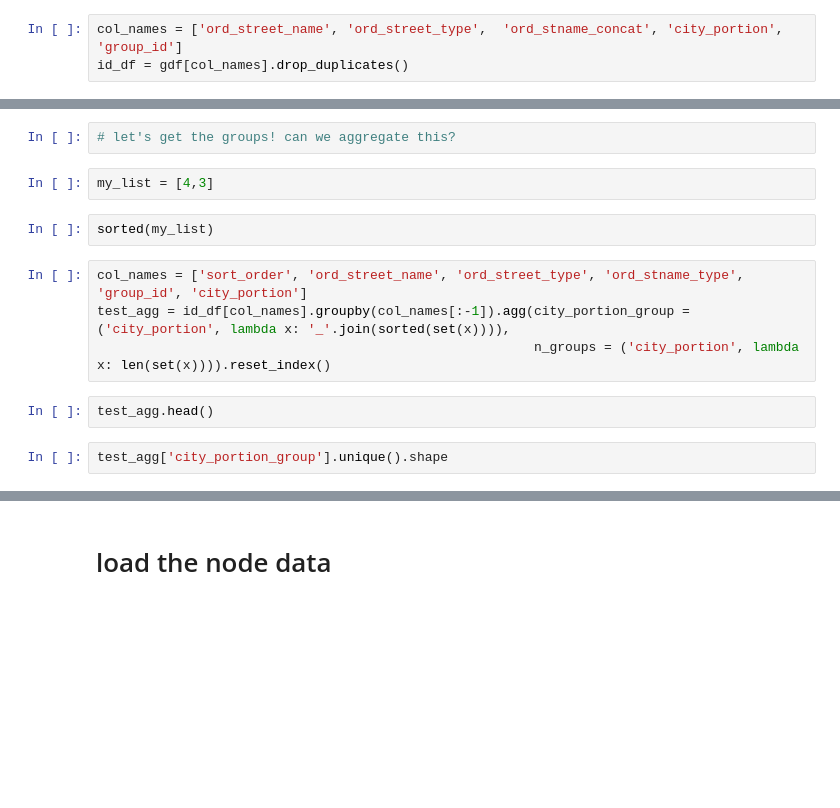
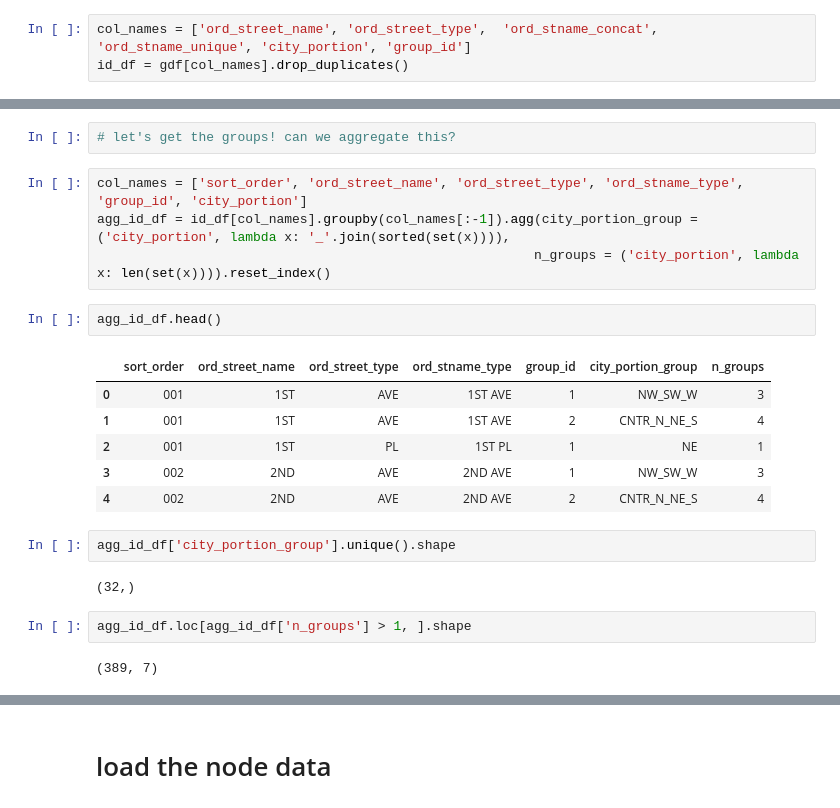
Before and after one commit to mike-babb/seattle_streets, a Jupyter notebook: code/step_03_find_discontinuities.ipynb, the cells around one changed output, grey strips where cells are left out. Drawn from its saved outputs; the diff is of its cells as text; blank space fills up the shorter version.

```diff
--- a/code/step_03_find_discontinuities.ipynb
+++ b/code/step_03_find_discontinuities.ipynb
@@ -50,5 +73,5 @@ gdf.columns
 # %%
-col_names = ['ord_street_name', 'ord_street_type',  'ord_stname_concat', 'city_portion', 'group_id']
+col_names = ['ord_street_name', 'ord_street_type',  'ord_stname_concat', 'ord_stname_unique', 'city_portion', 'group_id']
 id_df = gdf[col_names].drop_duplicates()
 # %%
 id_df['ord_stname_type'] = id_df['ord_street_name'] + ' ' + id_df['ord_street_type']
@@ -61,15 +91,24 @@ id_df.head()
 # %%
 # let's get the groups! can we aggregate this?
-# %%
-my_list = [4,3]
-# %%
-sorted(my_list)
 # %%
 col_names = ['sort_order', 'ord_street_name', 'ord_street_type', 'ord_stname_type', 'group_id', 'city_portion']
-test_agg = id_df[col_names].groupby(col_names[:-1]).agg(city_portion_group = ('city_portion', lambda x: '_'.join(sorted(set(x)))),
+agg_id_df = id_df[col_names].groupby(col_names[:-1]).agg(city_portion_group = ('city_portion', lambda x: '_'.join(sorted(set(x)))),
                                                         n_groups = ('city_portion', lambda x: len(set(x)))).reset_index()
 # %%
-test_agg.head()
+agg_id_df.head()
+# %% [output]
+|  | sort_order | ord_street_name | ord_street_type | ord_stname_type | group_id | city_portion_group | n_groups |
+| 0 | 001 | 1ST | AVE | 1ST AVE | 1 | NW_SW_W | 3 |
+| 1 | 001 | 1ST | AVE | 1ST AVE | 2 | CNTR_N_NE_S | 4 |
+| 2 | 001 | 1ST | PL | 1ST PL | 1 | NE | 1 |
+| 3 | 002 | 2ND | AVE | 2ND AVE | 1 | NW_SW_W | 3 |
+| 4 | 002 | 2ND | AVE | 2ND AVE | 2 | CNTR_N_NE_S | 4 |
 # %%
-test_agg['city_portion_group'].unique().shape
+agg_id_df['city_portion_group'].unique().shape
+# %% [output]
+(32,)
+# %%
+agg_id_df.loc[agg_id_df['n_groups'] > 1, ].shape
+# %% [output]
+(389, 7)
 # %%
```
Also changed, not shown: parts of 24 cells of this notebook, 5 other files.
